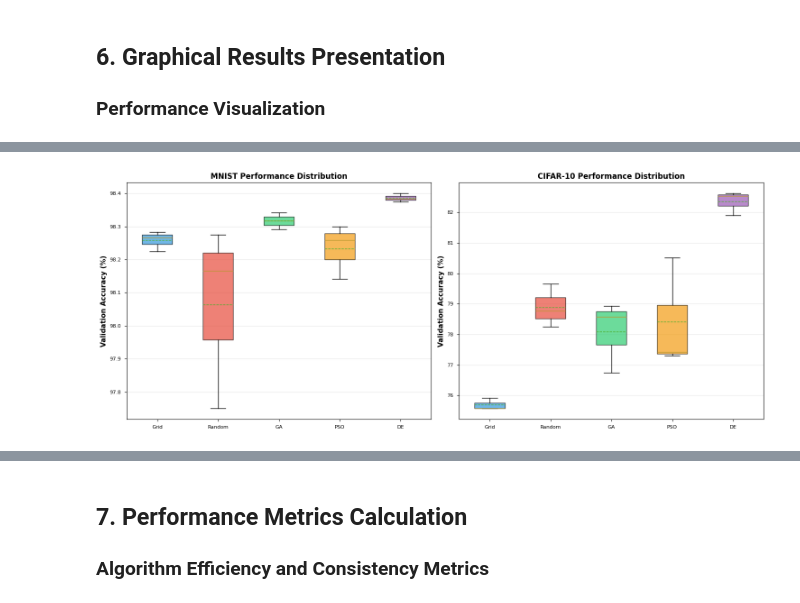
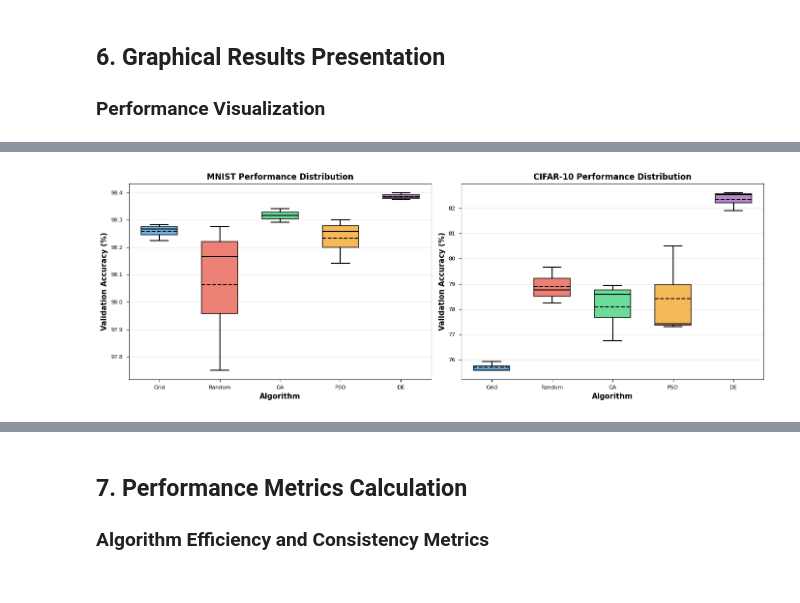
Before and after one commit to kai-happyvirus/neural-hpo-benchmark, a Jupyter notebook: notebooks/comprehensive_analysis.ipynb, the cells around one changed output, grey strips where cells are left out. Cells and saved outputs as stored; diff of their text form; code cells hidden in the pictures.

```diff
--- a/notebooks/comprehensive_analysis.ipynb
+++ b/notebooks/comprehensive_analysis.ipynb
@@ -428,16 +421,16 @@ MNIST:
 
 ### Performance Visualization
 # %%
-# Create comprehensive visualizations
+# Create performance visualizations
 def create_performance_visualizations():
-    """Generate all performance visualization plots"""
+    """Generate performance visualization plots"""
 
     # Color scheme for algorithms
     colors = ['#3498db', '#e74c3c', '#2ecc71', '#f39c12', '#9b59b6']
     algo_colors = dict(zip(['Grid', 'Random', 'GA', 'PSO', 'DE'], colors))
 
-    # Figure 1: Box Plot Comparison
-    fig, (ax1, ax2) = plt.subplots(1, 2, figsize=(15, 6))
+    # Single comprehensive figure: Box Plots
+    fig, (ax1, ax2) = plt.subplots(1, 2, figsize=(14, 5))
 
     # MNIST Box Plot
     mnist_results = []
@@ -449,13 +442,20 @@ def create_performance_visualizations():
             mnist_labels.append(algo)
 
     bp1 = ax1.boxplot(mnist_results, labels=mnist_labels, patch_artist=True,
-                      showmeans=True, meanline=True)
+                      showmeans=True, meanline=True, widths=0.6)
     for patch, algo in zip(bp1['boxes'], mnist_labels):
         patch.set_facecolor(algo_colors[algo])
         patch.set_alpha(0.7)
+        patch.set_edgecolor('black')
+        patch.set_linewidth(1.5)
 
-    ax1.set_ylabel('Validation Accuracy (%)', fontweight='bold')
-    ax1.set_title('MNIST Performance Distribution', fontweight='bold')
+    # Style whiskers, caps, etc.
+    for element in ['whiskers', 'fliers', 'means', 'medians', 'caps']:
+        plt.setp(bp1[element], color='black', linewidth=1.5)
+
+    ax1.set_ylabel('Validation Accuracy (%)', fontweight='bold', fontsize=11)
+    ax1.set_xlabel('Algorithm', fontweight='bold', fontsize=11)
+    ax1.set_title('MNIST Performance Distribution', fontweight='bold', fontsize=12)
     ax1.grid(axis='y', alpha=0.3)
 
     # CIFAR-10 Box Plot
@@ -468,67 +468,29 @@ def create_performance_visualizations():
             cifar10_labels.append(algo)
 
     bp2 = ax2.boxplot(cifar10_results, labels=cifar10_labels, patch_artist=True,
-                      showmeans=True, meanline=True)
+                      showmeans=True, meanline=True, widths=0.6)
     for patch, algo in zip(bp2['boxes'], cifar10_labels):
         patch.set_facecolor(algo_colors[algo])
         patch.set_alpha(0.7)
+        patch.set_edgecolor('black')
+        patch.set_linewidth(1.5)
 
-    ax2.set_ylabel('Validation Accuracy (%)', fontweight='bold')
-    ax2.set_title('CIFAR-10 Performance Distribution', fontweight='bold')
+    # Style whiskers, caps, etc.
+    for element in ['whiskers', 'fliers', 'means', 'medians', 'caps']:
+        plt.setp(bp2[element], color='black', linewidth=1.5)
+
+    ax2.set_ylabel('Validation Accuracy (%)', fontweight='bold', fontsize=11)
+    ax2.set_xlabel('Algorithm', fontweight='bold', fontsize=11)
+    ax2.set_title('CIFAR-10 Performance Distribution', fontweight='bold', fontsize=12)
     ax2.grid(axis='y', alpha=0.3)
 
     plt.tight_layout()
+    plt.savefig('../figures/performance_boxplots.png', dpi=300, bbox_inches='tight')
     plt.show()
 
-    # Figure 2: Mean Performance with Error Bars
-    fig, (ax1, ax2) = plt.subplots(1, 2, figsize=(15, 6))
-
-    # MNIST Mean Performance
-    algos = list(mnist_stats.keys())
-    means = [mnist_stats[a]['mean'] for a in algos]
-    stds = [mnist_stats[a]['std'] for a in algos]
-    colors_list = [algo_colors[a] for a in algos]
-
-    bars1 = ax1.bar(algos, means, color=colors_list, alpha=0.8, edgecolor='black', linewidth=1.5)
-    ax1.errorbar(algos, means, yerr=stds, fmt='none', ecolor='black',
-                 capsize=5, capthick=2, linewidth=1.5)
-
-    # Add value labels
-    for i, (bar, mean, std) in enumerate(zip(bars1, means, stds)):
-        height = bar.get_height()
-        ax1.text(bar.get_x() + bar.get_width()/2., height + std + 0.01,
-                 f'{mean:.3f}%\n±{std:.3f}%',
-                 ha='center', va='bottom', fontsize=9, fontweight='bold')
-
-    ax1.set_ylabel('Mean Accuracy (%)', fontweight='bold')
-    ax1.set_title('MNIST: Mean Performance with Standard Deviation', fontweight='bold')
-    ax1.grid(axis='y', alpha=0.3)
-
-    # CIFAR-10 Mean Performance
-    algos = list(cifar10_stats.keys())
-    means = [cifar10_stats[a]['mean'] for a in algos]
-    stds = [cifar10_stats[a]['std'] for a in algos]
-    colors_list = [algo_colors[a] for a in algos]
-
-    bars2 = ax2.bar(algos, means, color=colors_list, alpha=0.8, edgecolor='black', linewidth=1.5)
-    ax2.errorbar(algos, means, yerr=stds, fmt='none', ecolor='black',
-                 capsize=5, capthick=2, linewidth=1.5)
-
-    # Add value labels
-    for i, (bar, mean, std) in enumerate(zip(bars2, means, stds)):
-        height = bar.get_height()
-        ax2.text(bar.get_x() + bar.get_width()/2., height + std + 0.5,
-                 f'{mean:.3f}%\n±{std:.3f}%',
-                 ha='center', va='bottom', fontsize=9, fontweight='bold')
-
-    ax2.set_ylabel('Mean Accuracy (%)', fontweight='bold')
-    ax2.set_title('CIFAR-10: Mean Performance with Standard Deviation', fontweight='bold')
-    ax2.grid(axis='y', alpha=0.3)
-
-    plt.tight_layout()
-    plt.show()
+    print("\nFigure saved: figures/performance_boxplots.png")
 
 # Generate visualizations
-print("📊 Creating performance visualizations...")
+print("Creating performance visualizations...")
 create_performance_visualizations()
 # %% [output]
@@ -536 +498 @@ create_performance_visualizations()
-[figure, old version]
+[figure, new version]
```
Also changed, not shown: parts of 23 cells of this notebook, 4 other files.
